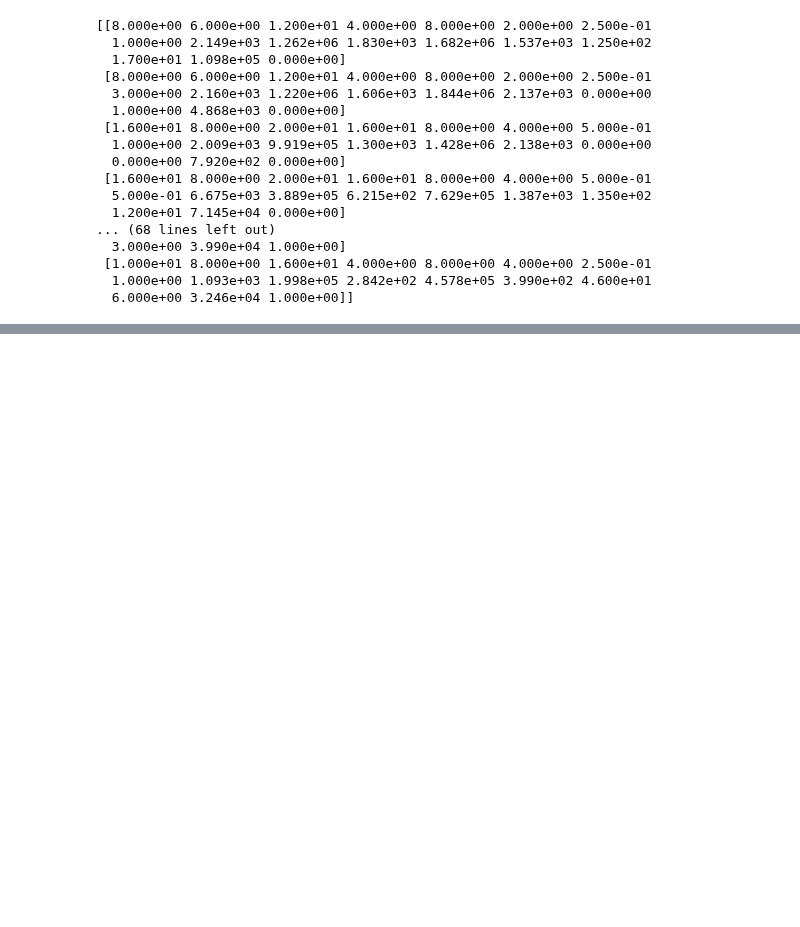
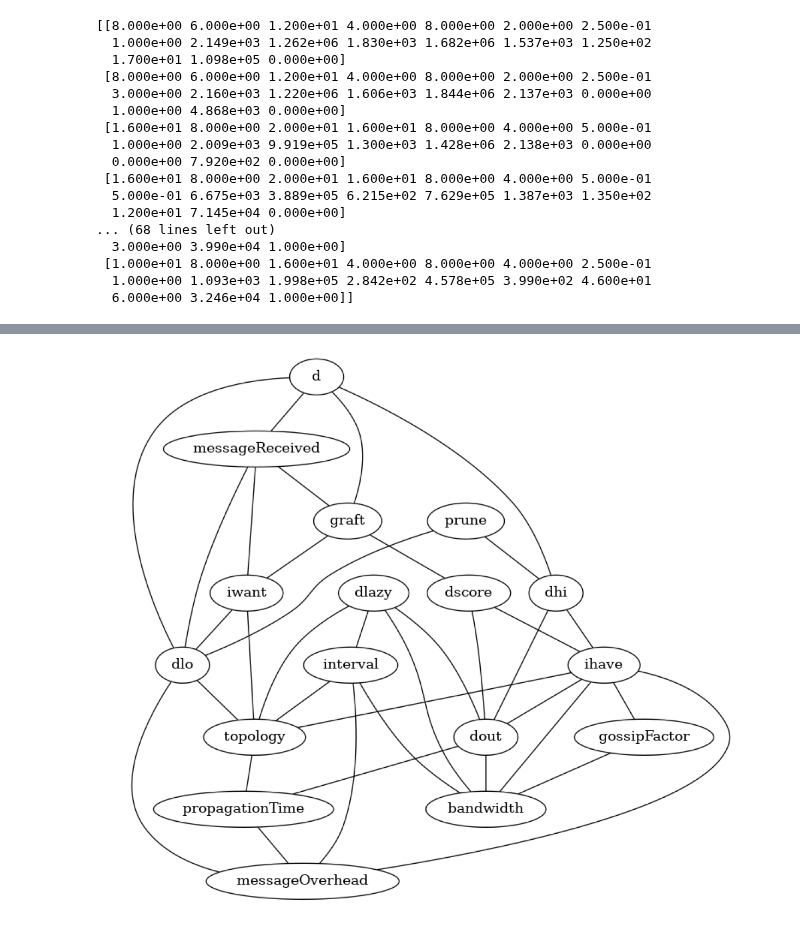
Before and after one commit to FlavScheidt/flexi-pipe, a Jupyter notebook: data/CausalAnalysis/CausalDiscovery/GESANalysis.ipynb, the cells around one changed output, grey strips where cells are left out. Drawn from its saved outputs; the diff is of its cells as text; code cells hidden in the pictures; blank space fills up the shorter version.

```diff
--- a/data/CausalAnalysis/CausalDiscovery/GESANalysis.ipynb
+++ b/data/CausalAnalysis/CausalDiscovery/GESANalysis.ipynb
@@ -140,0 +143,11 @@ plt.show()
+# %%
+learned_causal_graph =  nx.from_numpy_array(ges.causal_matrix)
+
+mapping = {0:'d', 1:'messageReceived', 2:'graft', 3:'prune', 4:'iwant', 5:'dlo', 6:'dhi', 7:'dscore', 8:'dlazy', 9:'ihave', 10:'dout', 11:'gossipFactor', 12:'interval', 13:'topology', 14:'propagationTime', 15:'messageOverhead', 16:'bandwidth'}
+# nx.set_node_attributes(learned_causal_graph, labels, "name")
+H = nx.relabel_nodes(learned_causal_graph, mapping)
+
+fig, ax = plt.subplots(figsize=(15,20))
+gcm.util.plot(H)#, figure_size=[15, 10])
+# %% [output]
+[figure, added]
```
Also changed, not shown: parts of 1 cell of this notebook.
